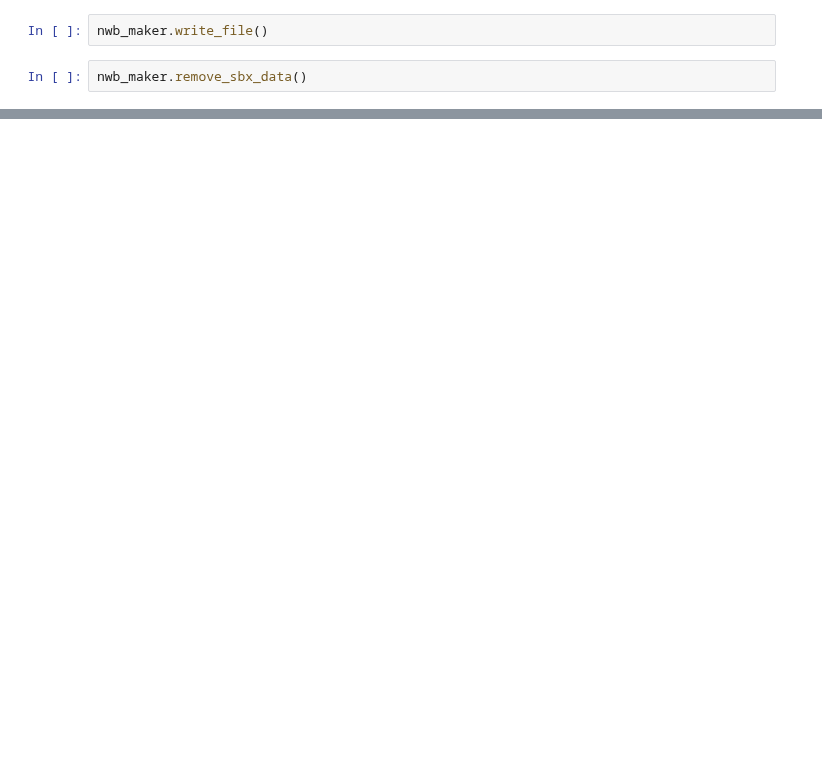
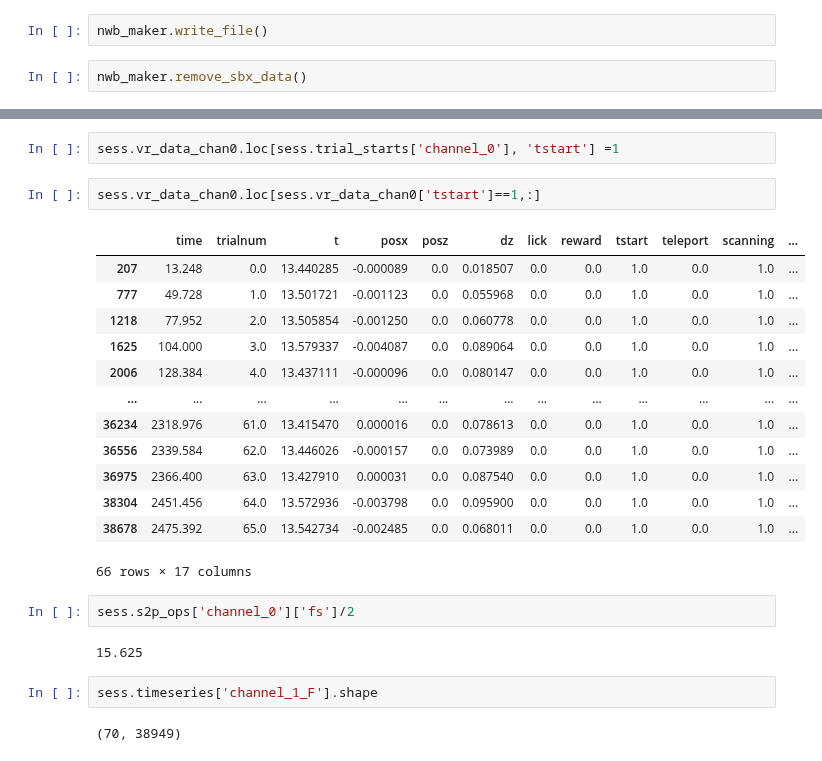
Before and after one commit to GiocomoLab/STX3KO_analyses, a Jupyter notebook: notebooks/create_nwb/create_nwb.ipynb, the cells around one changed output, grey strips where cells are left out. Drawn from its saved outputs; the diff is of its cells as text; blank space fills up the shorter version.

```diff
--- a/notebooks/create_nwb/create_nwb.ipynb
+++ b/notebooks/create_nwb/create_nwb.ipynb
@@ -687,0 +181,26 @@ import pynwb
+# %%
+sess.vr_data_chan0.loc[sess.trial_starts['channel_0'], 'tstart'] =1
+# %%
+sess.vr_data_chan0.loc[sess.vr_data_chan0['tstart']==1,:]
+# %% [output]
+|  | time | trialnum | t | posx | posz | dz | lick | reward | tstart | teleport | scanning | ... |
+| 207 | 13.248 | 0.0 | 13.440285 | -0.000089 | 0.0 | 0.018507 | 0.0 | 0.0 | 1.0 | 0.0 | 1.0 | ... |
+| 777 | 49.728 | 1.0 | 13.501721 | -0.001123 | 0.0 | 0.055968 | 0.0 | 0.0 | 1.0 | 0.0 | 1.0 | ... |
+| 1218 | 77.952 | 2.0 | 13.505854 | -0.001250 | 0.0 | 0.060778 | 0.0 | 0.0 | 1.0 | 0.0 | 1.0 | ... |
+| 1625 | 104.000 | 3.0 | 13.579337 | -0.004087 | 0.0 | 0.089064 | 0.0 | 0.0 | 1.0 | 0.0 | 1.0 | ... |
+| 2006 | 128.384 | 4.0 | 13.437111 | -0.000096 | 0.0 | 0.080147 | 0.0 | 0.0 | 1.0 | 0.0 | 1.0 | ... |
+| ... | ... | ... | ... | ... | ... | ... | ... | ... | ... | ... | ... | ... |
+| 36234 | 2318.976 | 61.0 | 13.415470 | 0.000016 | 0.0 | 0.078613 | 0.0 | 0.0 | 1.0 | 0.0 | 1.0 | ... |
+| 36556 | 2339.584 | 62.0 | 13.446026 | -0.000157 | 0.0 | 0.073989 | 0.0 | 0.0 | 1.0 | 0.0 | 1.0 | ... |
+| 36975 | 2366.400 | 63.0 | 13.427910 | 0.000031 | 0.0 | 0.087540 | 0.0 | 0.0 | 1.0 | 0.0 | 1.0 | ... |
+| 38304 | 2451.456 | 64.0 | 13.572936 | -0.003798 | 0.0 | 0.095900 | 0.0 | 0.0 | 1.0 | 0.0 | 1.0 | ... |
+| 38678 | 2475.392 | 65.0 | 13.542734 | -0.002485 | 0.0 | 0.068011 | 0.0 | 0.0 | 1.0 | 0.0 | 1.0 | ... |
+66 rows × 17 columns
+# %%
+sess.s2p_ops['channel_0']['fs']/2
+# %% [output]
+15.625
+# %%
+sess.timeseries['channel_1_F'].shape
+# %% [output]
+(70, 38949)
```
Also changed, not shown: parts of 60 cells of this notebook, 3 other files.
